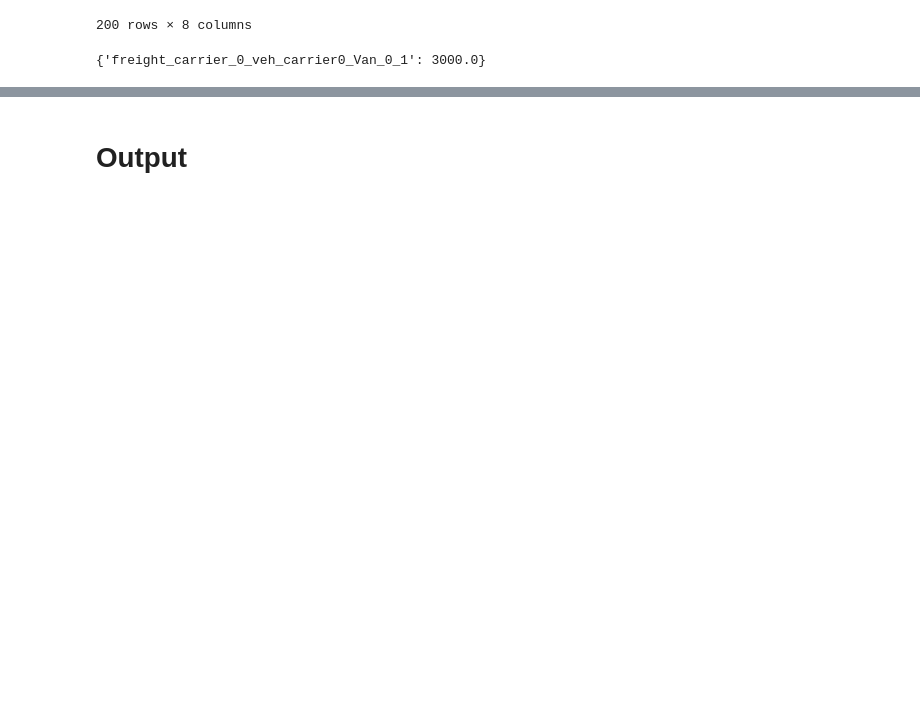
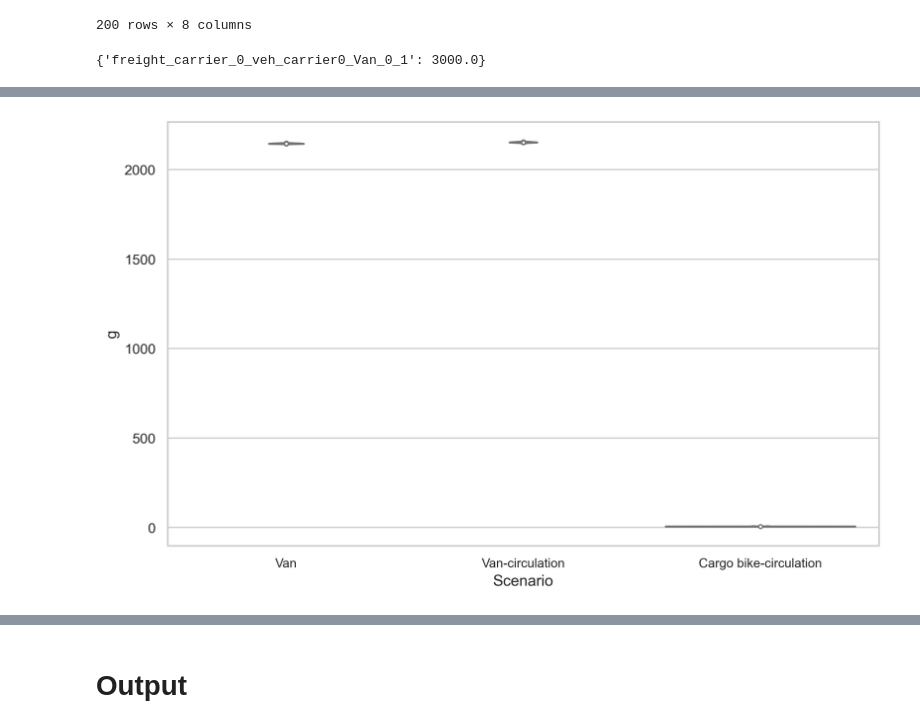
Before and after one commit to XanderPENG/matsim-xp, a Jupyter notebook: src/main/python/freight_emission/emission_results_anls.ipynb, the cells around one changed output, grey strips where cells are left out. Cells and saved outputs as stored; diff of their text form; code cells hidden in the pictures; blank space fills up the shorter version.

Commit message:
update py codes for 3 scenario

```diff
--- a/src/main/python/freight_emission/emission_results_anls.ipynb
+++ b/src/main/python/freight_emission/emission_results_anls.ipynb
@@ -384,0 +439,7 @@ aggregate_vehicle_shipment_demand(shipment_events)
+# %%
+import matplotlib.pyplot as plt
+import seaborn as sns
+plt.rcParams["font.sans-serif"] = "Arial"
+# %%
+all_scenario_stats = fea.load_all_scenario_stats(scenario_kw_list=['basic', 'van', 'cb'], iter_list=list(range(20, 23)))
+all_scenario_stats
@@ -384,0 +464,3 @@ aggregate_vehicle_shipment_demand(shipment_events)
+# %%
+all_scenario_emissions = fea.load_all_scenario_emission_stats(scenario_kw_list=['basic', 'van', 'cb'], iter_list=list(range(20, 23)))
+all_scenario_emissions
@@ -384,0 +485,29 @@ aggregate_vehicle_shipment_demand(shipment_events)
+# %%
+def violin_plot(data_dict, metric_kw, xlabel, ylabel, save_path=None):
+    sns.set_theme(style="whitegrid")
+    label_and_data = [(scenario_kw, dict_.get(metric_kw))
+                      for scenario_kw, dict_ in data_dict.items()]
+    labels = [tup[0] for tup in label_and_data]
+    for label in labels:
+        if label == 'basic':
+            labels[labels.index(label)] = 'Van'
+        elif label == 'van':
+            labels[labels.index(label)] = 'Van-circulation'
+        elif label == 'cb':
+            labels[labels.index(label)] = 'Cargo bike-circulation'
+        else:
+            raise ValueError('Invalid scenario_kw')
+    data = [tup[1] for tup in label_and_data]
+
+    plt.figure(figsize=(10, 6), dpi=300)
+    sns.violinplot(data=data, palette=['#B9B7C9', '#A3B3DD', '#B9D1C2'])
+    plt.xticks(ticks=list(range(len(labels))), labels=labels, fontsize=10)
+    plt.xlabel(xlabel, fontsize=12)
+    plt.ylabel(ylabel, fontsize=12)
+    if save_path:
+        plt.savefig(save_path)
+    plt.show()
+# %%
+violin_plot(all_scenario_emissions, 'air_quality_pollutants', 'Scenario', 'g', save_path=None)
+# %% [output]
+[figure, added]
```
Also changed, not shown: parts of 38 cells of this notebook, 13 other files.
